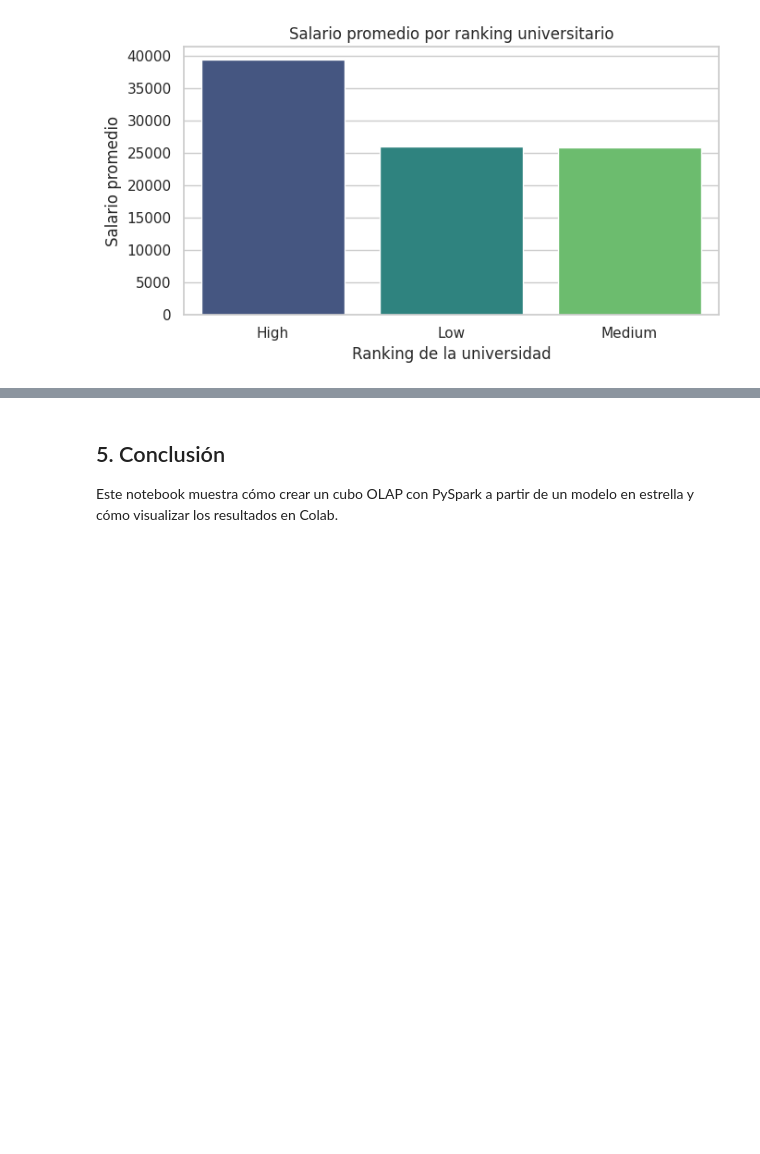
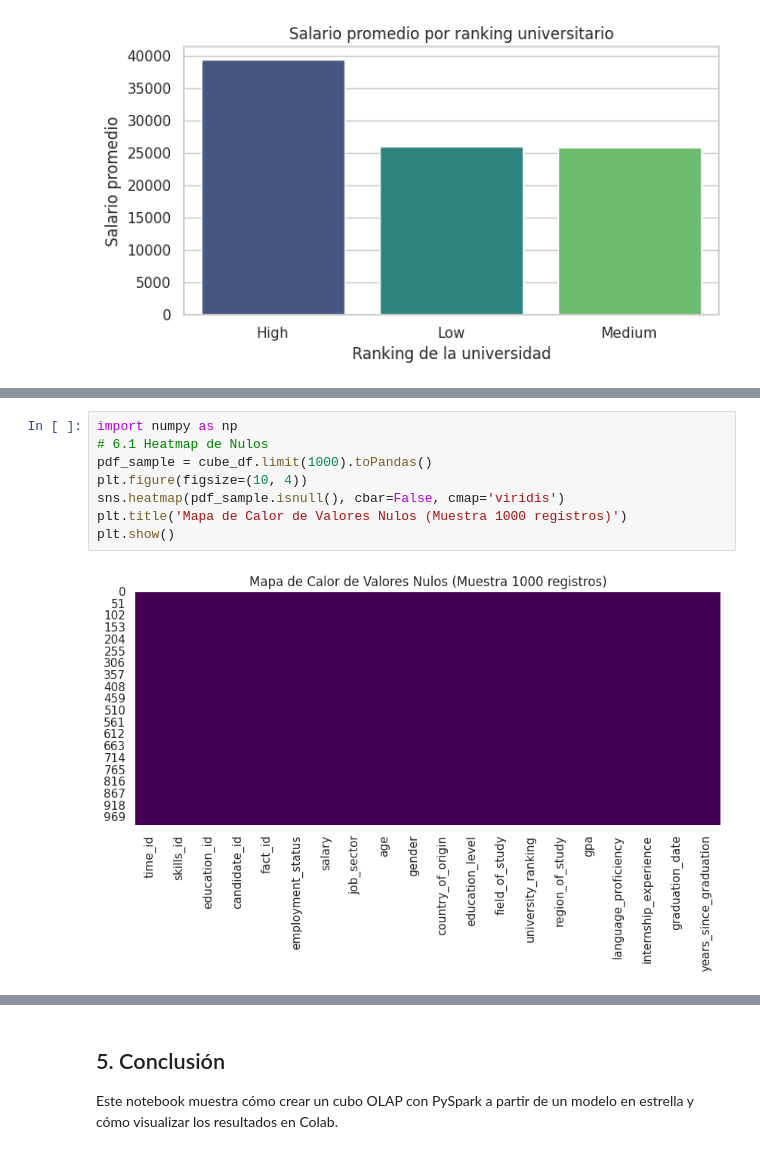
Before and after one commit to ftmrocca/CUBO-OLAP, a Jupyter notebook: OLAP_Cubo_PySpark_Colab.ipynb, the cells around one changed output, grey strips where cells are left out. Cells and saved outputs as stored; diff of their text form; blank space fills up the shorter version.

```diff
--- a/OLAP_Cubo_PySpark_Colab.ipynb
+++ b/OLAP_Cubo_PySpark_Colab.ipynb
@@ -194,0 +198,10 @@ Passing `palette` without assigning `hue` is deprecated and will be removed in v
+# %%
+import numpy as np
+# 6.1 Heatmap de Nulos
+pdf_sample = cube_df.limit(1000).toPandas()
+plt.figure(figsize=(10, 4))
+sns.heatmap(pdf_sample.isnull(), cbar=False, cmap='viridis')
+plt.title('Mapa de Calor de Valores Nulos (Muestra 1000 registros)')
+plt.show()
+# %% [output]
+[figure, added]
```
Also changed, not shown: parts of 10 cells of this notebook.
